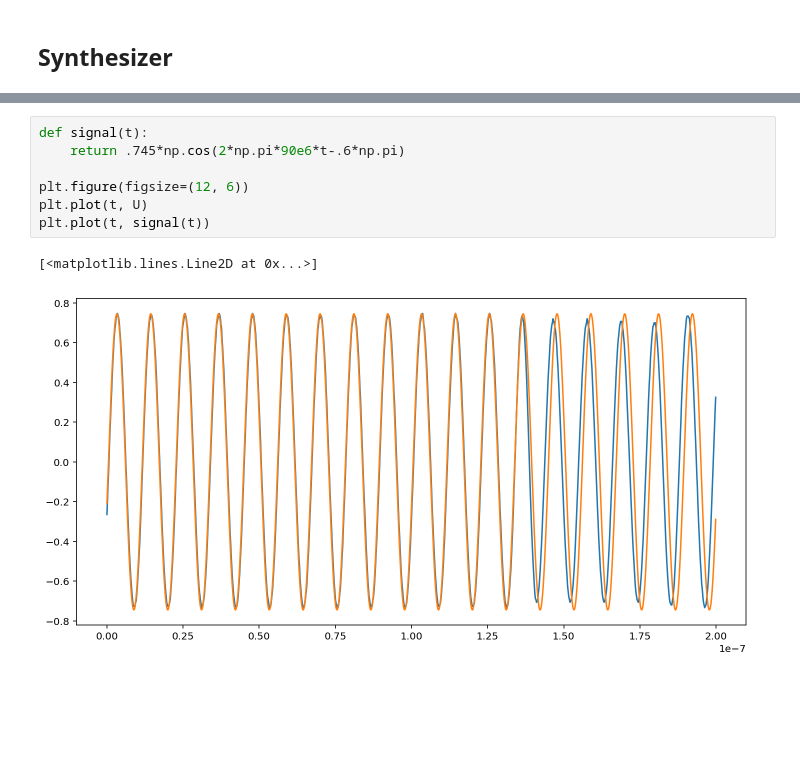
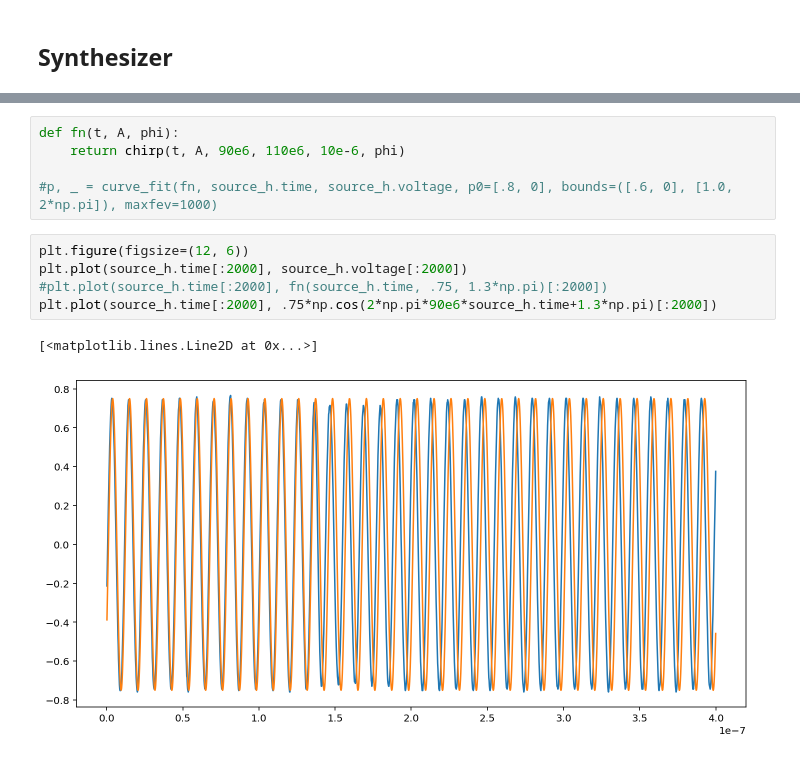
Before and after one commit to bodokaiser/bachelor-thesis, a Jupyter notebook: evaluation/synthesizer-amplifier.ipynb, the cells around one changed output, grey strips where cells are left out. Cells and saved outputs as stored; diff of their text form; blank space fills up the shorter version.

```diff
--- a/evaluation/synthesizer-amplifier.ipynb
+++ b/evaluation/synthesizer-amplifier.ipynb
@@ -36,10 +23,13 @@ plt.plot(t, U)
-# %%
-def signal(t):
-    return .745*np.cos(2*np.pi*90e6*t-.6*np.pi)
-
-plt.figure(figsize=(12, 6))
-plt.plot(t, U)
-plt.plot(t, signal(t))
-# %% [output]
-[<matplotlib.lines.Line2D at 0x...>]
-[figure, removed]
+# %%
+def fn(t, A, phi):
+    return chirp(t, A, 90e6, 110e6, 10e-6, phi)
+
+#p, _ = curve_fit(fn, source_h.time, source_h.voltage, p0=[.8, 0], bounds=([.6, 0], [1.0, 2*np.pi]), maxfev=1000)
+# %%
+plt.figure(figsize=(12, 6))
+plt.plot(source_h.time[:2000], source_h.voltage[:2000])
+#plt.plot(source_h.time[:2000], fn(source_h.time, .75, 1.3*np.pi)[:2000])
+plt.plot(source_h.time[:2000], .75*np.cos(2*np.pi*90e6*source_h.time+1.3*np.pi)[:2000])
+# %% [output]
+[<matplotlib.lines.Line2D at 0x...>]
+[figure, added]
```
Also changed, not shown: parts of 16 cells of this notebook, 2 other files.
